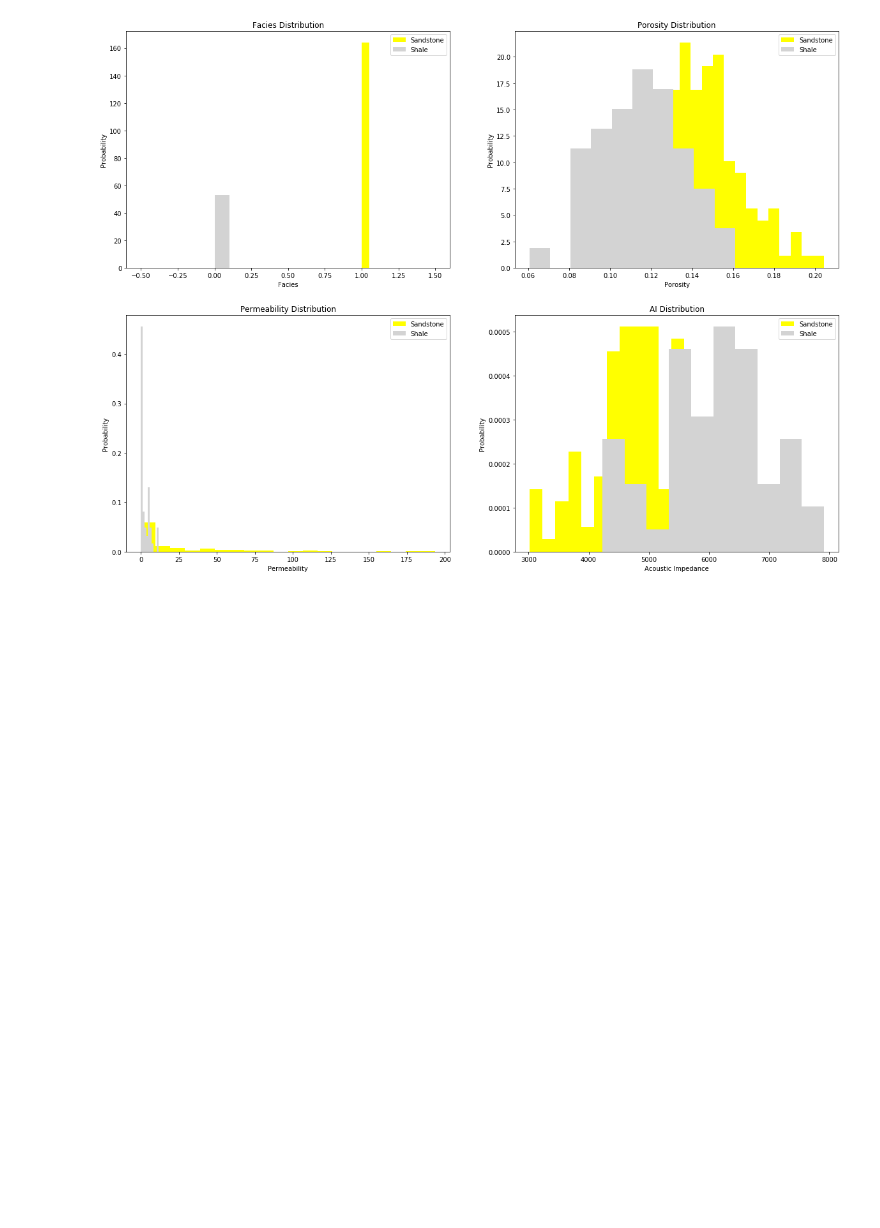
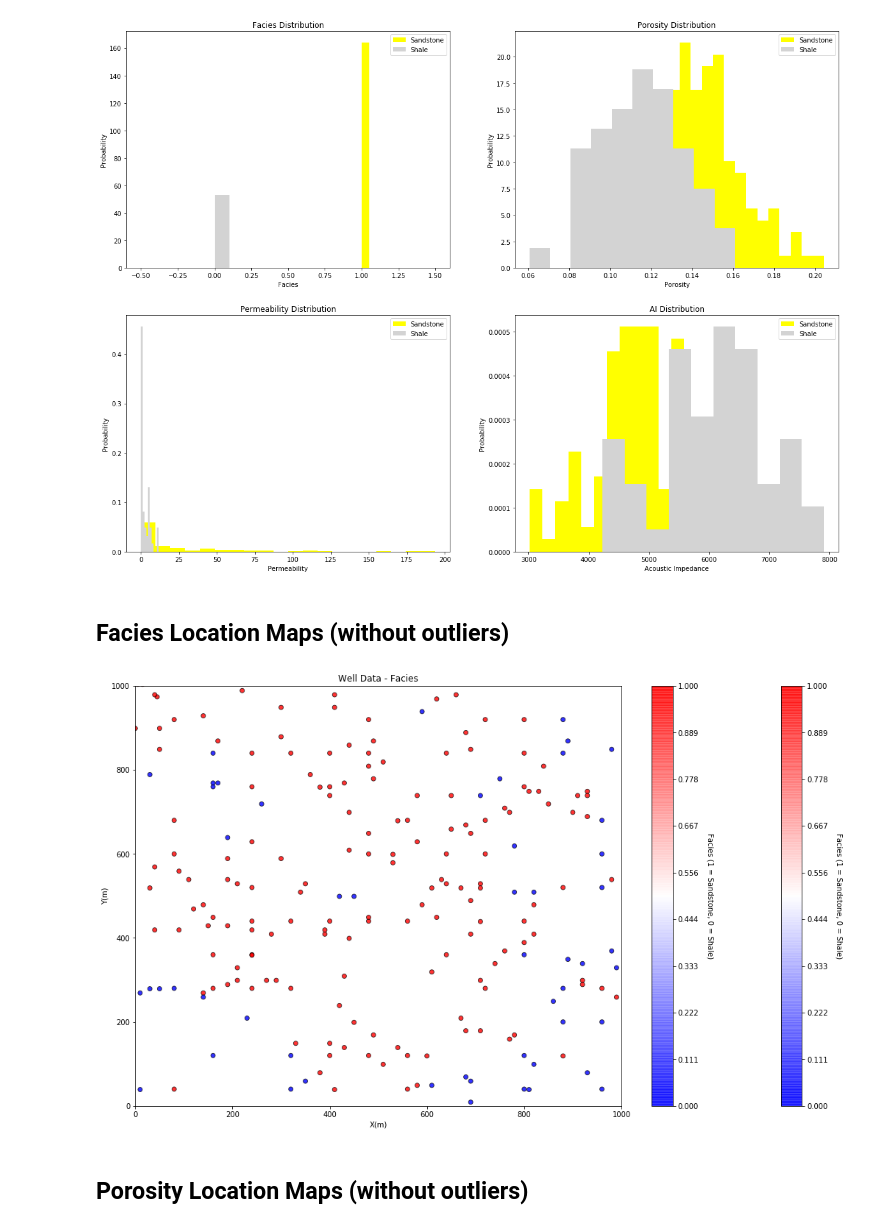
Before and after one commit to elbeejay/PGE383-Group1, a Jupyter notebook: Univariate_analysis.ipynb, the cells around one changed output. Saved outputs shown, nothing was run; the diff lists cells and outputs as text; code cells hidden in the pictures; blank space fills up the shorter version.

```diff
--- a/Univariate_analysis.ipynb
+++ b/Univariate_analysis.ipynb
@@ -126,3 +126,20 @@ ax2[1,1].legend()
 plt.show()
 # %% [output]
 [figure]
+# %%
+Sandstone_cleaned = pd.read_csv('Sandstone_cleaned.csv')
+Shale_cleaned = pd.read_csv('Shale_cleaned.csv')
+Total_cleaned = pd.concat([Sandstone_cleaned,Shale_cleaned])
+# %% [markdown]
+## Facies Location Maps (without outliers)
+# %%
+Fmin = 0; Fmax = 1
+GSLIB.locmap_st(Sandstone_cleaned,'X','Y','Facies',xmin,xmax,ymin,ymax,Fmin,Fmax,'Well Data - Facies','X(m)','Y(m)','Facies (1 = Sandstone, 0 = Shale)',plt.cm.bwr)
+GSLIB.locmap_st(Shale_cleaned,'X','Y','Facies',xmin,xmax,ymin,ymax,Fmin,Fmax,'Well Data - Facies','X(m)','Y(m)','Facies (1 = Sandstone, 0 = Shale)',plt.cm.bwr)
+fig = plt.gcf()
+fig.set_size_inches(18.5, 10.5)
+plt.savefig('Facies_all_loc',dpi=300,bbox_inches="tight")
+# %% [output]
+[figure, added]
+# %% [markdown]
+## Porosity Location Maps (without outliers)
```
Also changed, not shown: parts of 5 cells of this notebook.
